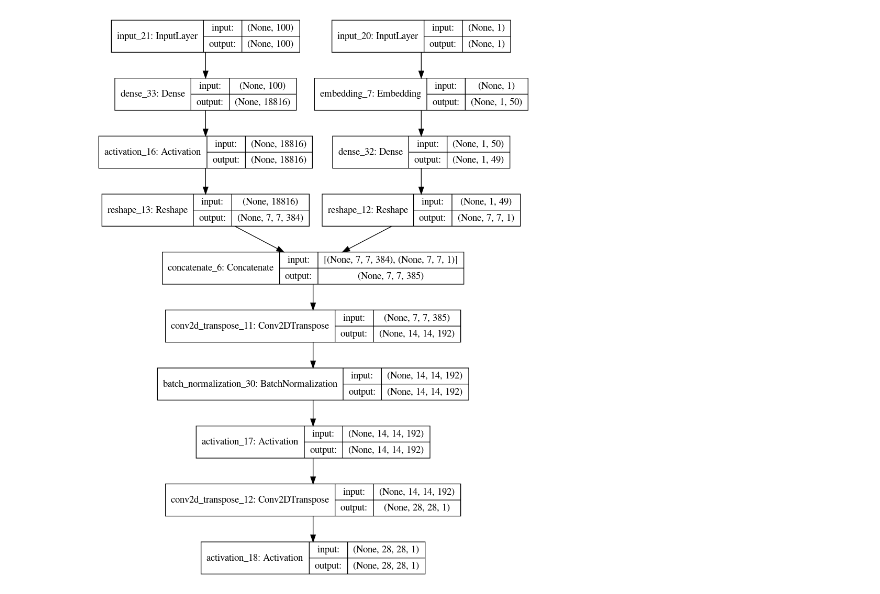
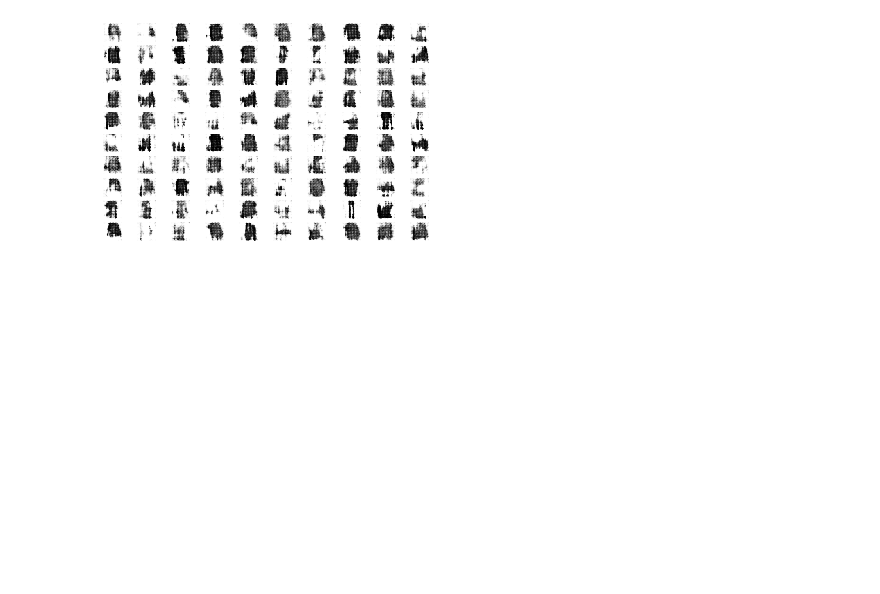
Before and after one commit to pptr3/face-generation-gan-keras, a Jupyter notebook: celaba-ac-gan.ipynb, the cells around one changed output. Saved outputs shown, nothing was run; the diff lists cells and outputs as text; code cells hidden in the pictures; blank space fills up the shorter version.

```diff
--- a/celaba-ac-gan.ipynb
+++ b/celaba-ac-gan.ipynb
@@ -129,7 +129,7 @@ def load_real_samples(path, kind='train'):
     images = images.reshape(60000, 28, 28, 1)
     # scale from [0,255] to [-1,1]
     images = (images - 127.5) / 127.5
-    return [images[:20000], np.hstack((labels[:20000], labels[:20000])).reshape(20000, 2)]
+    return [images[:10000], np.hstack((labels[:10000], labels[:10000])).reshape(10000, 2)]
     #return [images[:200], labels[:200]]
 
 # select real samples
@@ -189,7 +189,7 @@ def summarize_performance(step, g_model, latent_dim, n_samples=100):
     print('>Saved: %s and %s' % (filename1, filename2))
 
 # train the generator and discriminator
-def train(g_model, d_model, gan_model, dataset, latent_dim, n_epochs=10, n_batch=64):
+def train(g_model, d_model, gan_model, dataset, latent_dim, n_epochs=10, n_batch=32):
     # calculate the number of batches per training epoch
     bat_per_epo = int(dataset[0].shape[0] / n_batch)
     # calculate the number of training iterations
@@ -254,4 +255,46 @@ train(generator, discriminator, gan_model, dataset, latent_dim)
 # %%
-plot_model(generator, show_shapes=True, show_layer_names=True)
+#plot_model(generator, show_shapes=True, show_layer_names=True)
-# %% [output]
-[figure, removed]
+# %%
+# example of loading the generator model and generating images
+from math import sqrt
+from numpy import asarray
+from numpy.random import randn
+from keras.models import load_model
+from matplotlib import pyplot
+
+# generate points in latent space as input for the generator
+def generate_latent_points(latent_dim, n_samples, n_class):
+    # generate points in the latent space
+    x_input = randn(latent_dim * n_samples)
+    # reshape into a batch of inputs for the network
+    z_input = x_input.reshape(n_samples, latent_dim)
+    # generate labels
+    labels = asarray([n_class for _ in range(n_samples)])
+    return [z_input, np.hstack((labels, labels)).reshape(n_samples, 2)]
+
+# create and save a plot of generated images
+def save_plot(examples, n_examples):
+    # plot images
+    for i in range(n_examples):
+        # define subplot
+        pyplot.subplot(sqrt(n_examples), sqrt(n_examples), 1 + i)
+        # turn off axis
+        pyplot.axis('off')
+        # plot raw pixel data
+        pyplot.imshow(examples[i, :, :, 0], cmap='gray_r')
+    pyplot.show()
+# load model
+model = load_model('model_3120.h5')
+latent_dim = 100
+n_examples = 100 # must be a square
+n_class = 7 # sneaker
+# generate images
+latent_points, labels = generate_latent_points(latent_dim, n_examples, n_class)
+# generate images
+X = model.predict([latent_points, labels])
+# scale from [-1,1] to [0,1]
+X = (X + 1) / 2.0
+# plot the result
+save_plot(X, n_examples)
+# %% [output]
+[figure, added]
```
Also changed, not shown: parts of 2 cells of this notebook.
